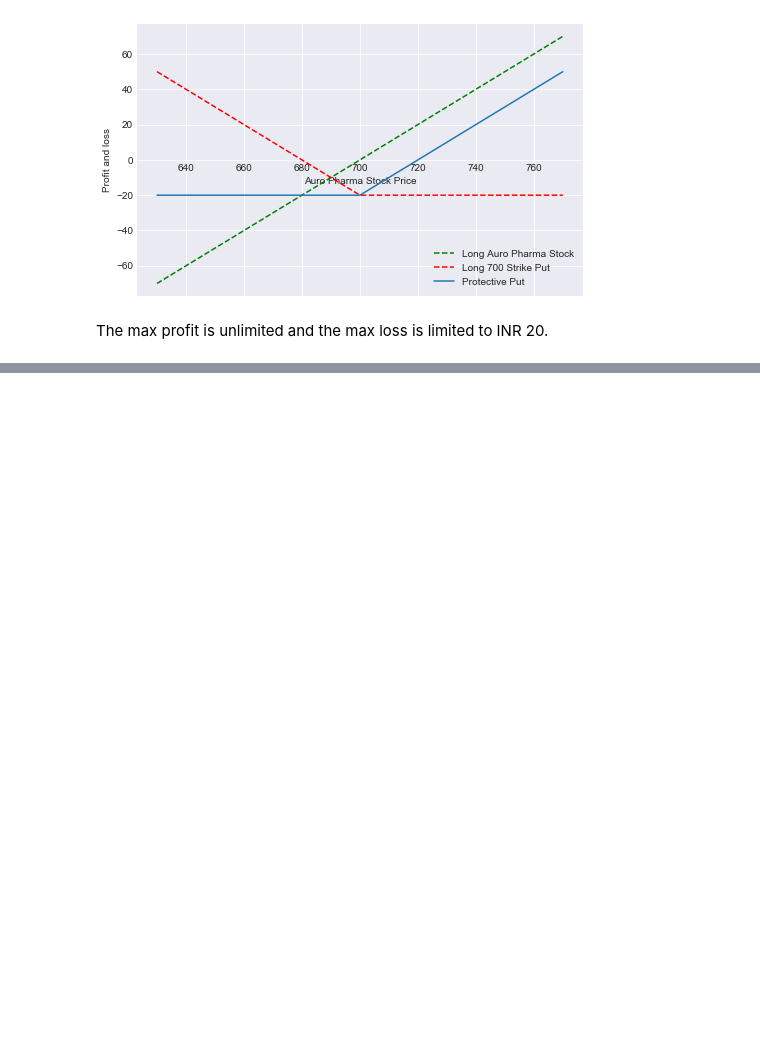
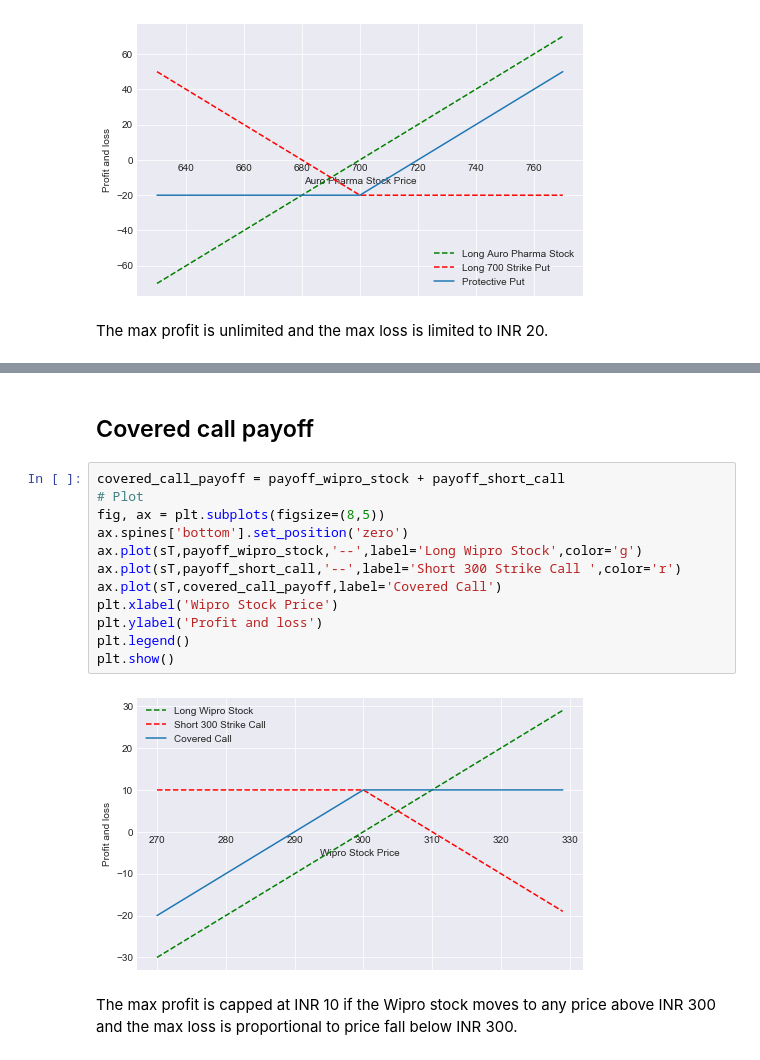
Before and after one commit to alexgamboa1/Stock-Options-Python, a Jupyter notebook: Stock-Options-Analysis.ipynb, the cells around one changed output, grey strips where cells are left out. Drawn from its saved outputs; the diff is of its cells as text; blank space fills up the shorter version.

```diff
--- a/Stock-Options-Analysis.ipynb
+++ b/Stock-Options-Analysis.ipynb
@@ -440,0 +490,18 @@ The max profit is unlimited and the max loss is limited to INR 20.
+# %% [markdown]
+## Covered call payoff
+# %%
+covered_call_payoff = payoff_wipro_stock + payoff_short_call
+# Plot
+fig, ax = plt.subplots(figsize=(8,5))
+ax.spines['bottom'].set_position('zero')
+ax.plot(sT,payoff_wipro_stock,'--',label='Long Wipro Stock',color='g')
+ax.plot(sT,payoff_short_call,'--',label='Short 300 Strike Call ',color='r')
+ax.plot(sT,covered_call_payoff,label='Covered Call')
+plt.xlabel('Wipro Stock Price')
+plt.ylabel('Profit and loss')
+plt.legend()
+plt.show()
+# %% [output]
+[figure, added]
+# %% [markdown]
+The max profit is capped at INR 10 if the Wipro stock moves to any price above INR 300 and the max loss is proportional to price fall below INR 300.
```
Also changed, not shown: parts of 9 cells of this notebook.
